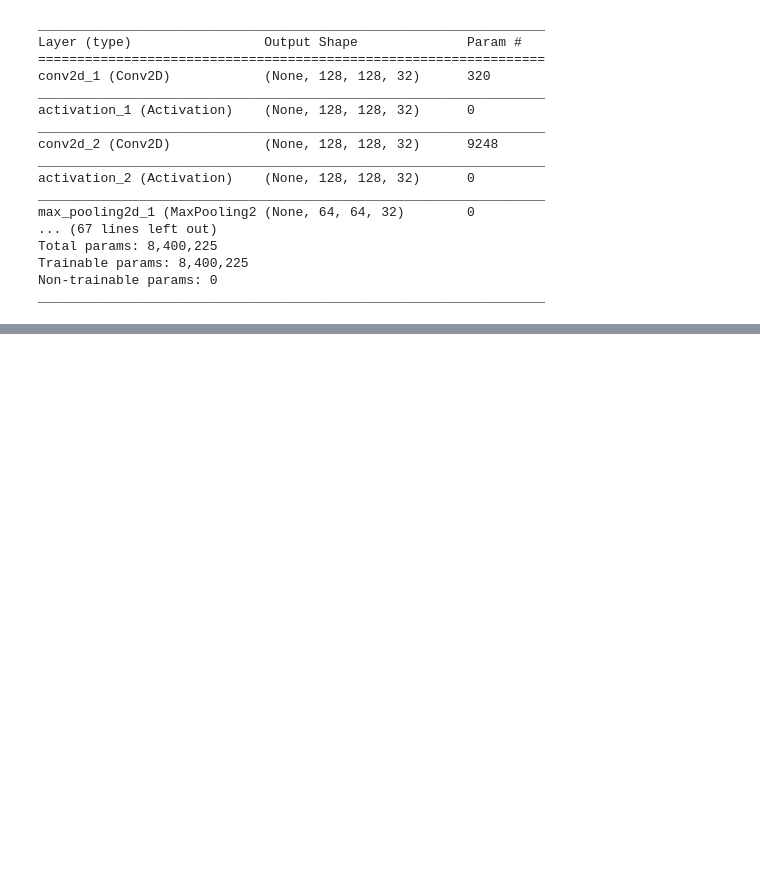
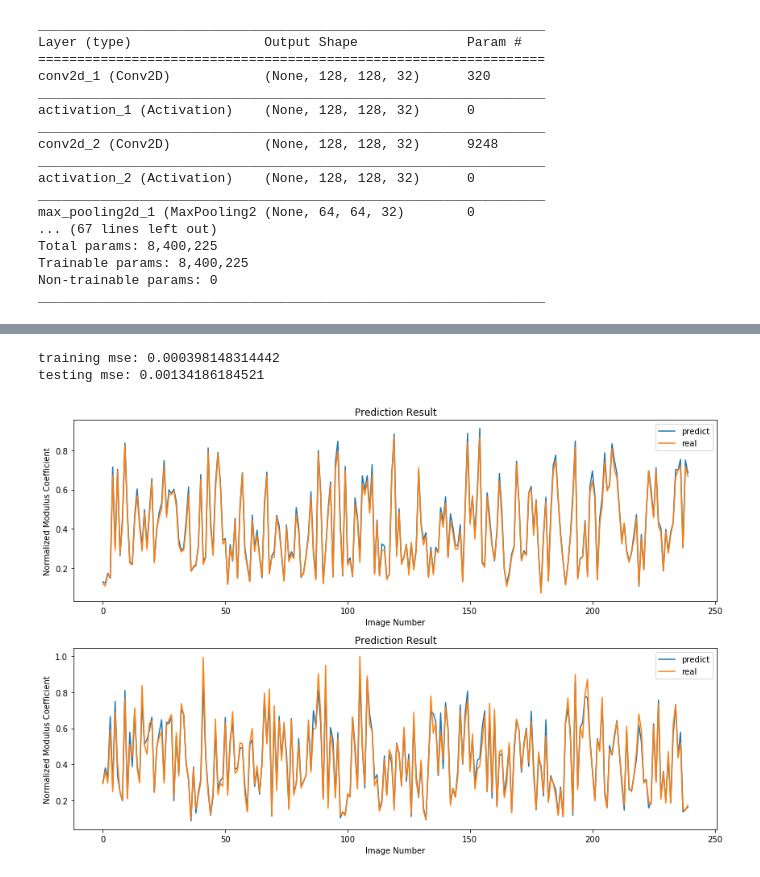
Before and after one commit to aurorlhc/property_test, a Jupyter notebook: CNN_VGG16_Keras.ipynb, the cells around one changed output, grey strips where cells are left out. Drawn from its saved outputs; the diff is of its cells as text; code cells hidden in the pictures; blank space fills up the shorter version.

Commit message:
use vgg16 framework and generated images to reach mse = 0.0013

```diff
--- a/CNN_VGG16_Keras.ipynb
+++ b/CNN_VGG16_Keras.ipynb
@@ -137,5 +147,3 @@ model.add(Dense(1))
 model.add(Activation('linear'))
 
 model.compile(loss='mse', optimizer='adam', metrics=['mse'])
-# %%
-model.fit(X_train, Y_train, batch_size=40, epochs=100, verbose=1, validation_data=(X_val, Y_val))
@@ -202,3 +167,9 @@ Total params: 8,400,225
 Trainable params: 8,400,225
 Non-trainable params: 0
 _________________________________________________________________
+# %%
+from keras.callbacks import EarlyStopping
+early_stop = EarlyStopping(monitor='val_loss', min_delta=0, patience=10, verbose=0, mode='min')
+
+model.fit(X_train, Y_train, batch_size=40, epochs=10, verbose=1, validation_data=(X_val, Y_val),
+         callbacks=[early_stop])
@@ -204,0 +195,37 @@ _________________________________________________________________
+# %%
+x=[]
+num = 240
+for i in range(num):
+    x.append(i)
+
+fig = plt.figure(figsize=(12,8))
+ax1=fig.add_subplot(2,1,1)
+
+train_pred=model.predict(X_train)
+print('training mse:', mean_squared_error(Y_train, train_pred))
+
+ax1.plot(x,train_pred[0:num], label='predict')
+ax1.plot(x,Y_train[0:num],label='real')
+plt.legend()
+ax1.set_title('Prediction Result')
+ax1.set_xlabel('Image Number')
+ax1.set_ylabel('Normalized Modulus Coefficient')
+
+
+ax2=fig.add_subplot(2,1,2)
+
+test_pred=model.predict(X_test)
+print('testing mse:', mean_squared_error(Y_test, test_pred))
+
+ax2.plot(x,test_pred[0:num], label='predict')
+ax2.plot(x,Y_test[0:num],label='real')
+plt.legend()
+ax2.set_title('Prediction Result')
+ax2.set_xlabel('Image Number')
+ax2.set_ylabel('Normalized Modulus Coefficient')
+
+plt.tight_layout()
+# %% [output]
+training mse: 0.000398148314442
+testing mse: 0.00134186184521
+[figure, added]
```
Also changed, not shown: parts of 5 cells of this notebook.
